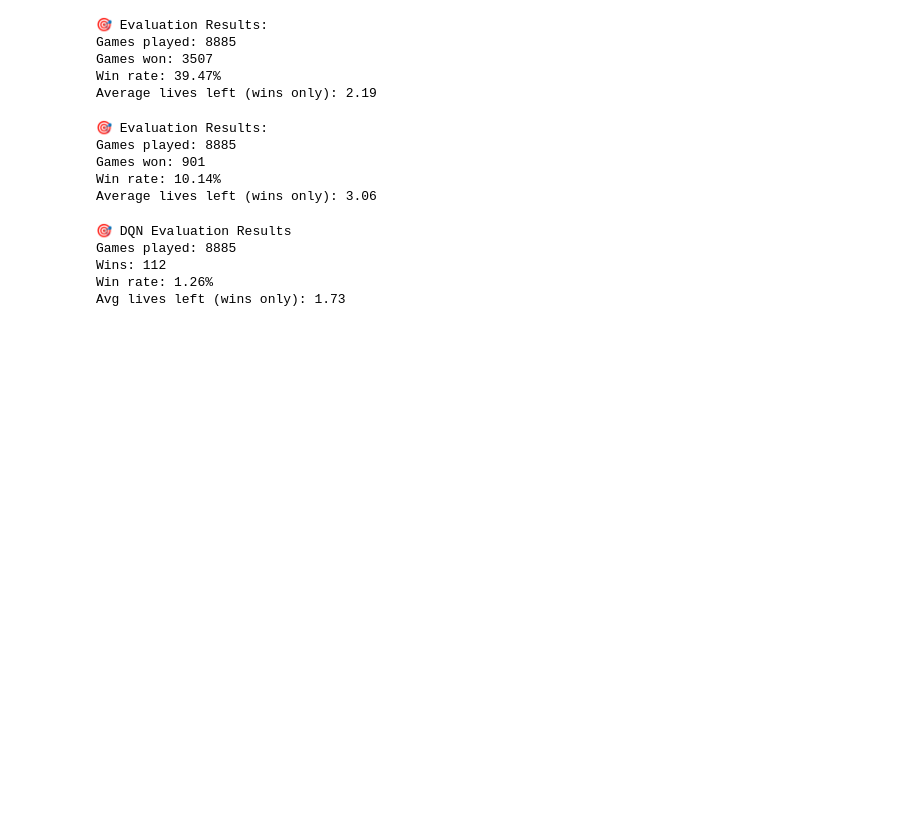
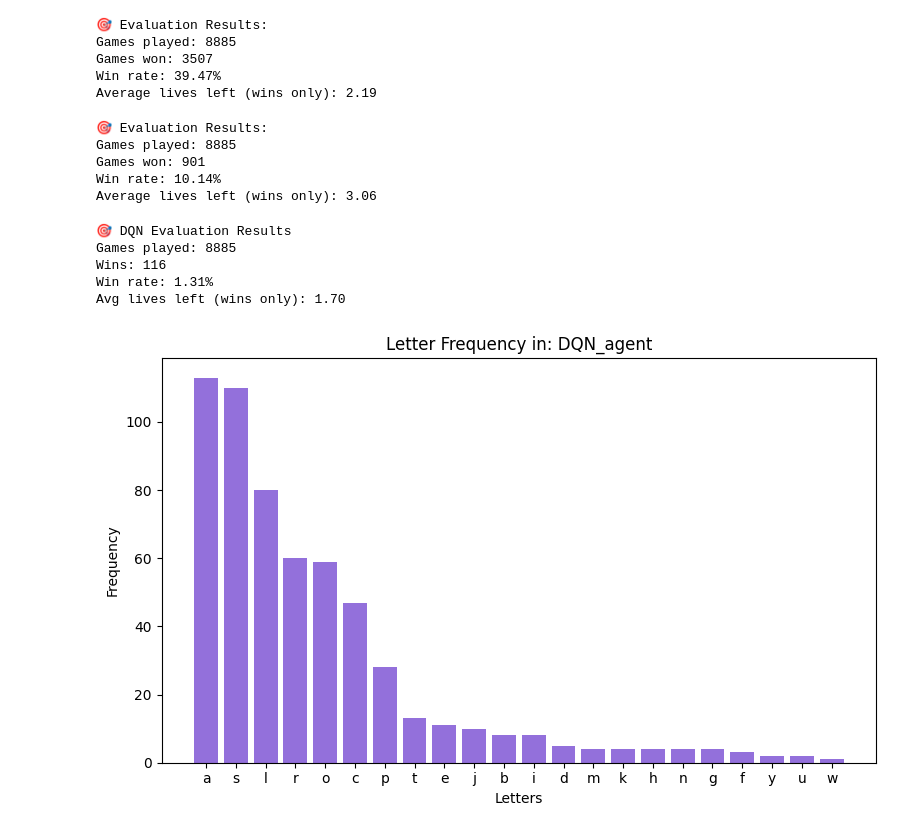
Before and after one commit to jacobrak/hangman-nn, a Jupyter notebook: evaluation1.ipynb, the cells around one changed output. Cells and saved outputs as stored; diff of their text form; code cells hidden in the pictures; blank space fills up the shorter version.

```diff
--- a/evaluation1.ipynb
+++ b/evaluation1.ipynb
@@ -214,7 +238,7 @@ agent_dqn.model.load_state_dict(torch.load("dqn_hangman.pt"))
 def evaluate_dqn_agent(agent, games=10, word_set=Word_set):
     if word_set is None or len(word_set) < games:
         raise ValueError("Word set must contain at least as many words as games to play.")
-
+    words_won = set()
     wins = 0
     total_lives_left = 0
 
@@ -237,6 +261,7 @@ def evaluate_dqn_agent(agent, games=10, word_set=Word_set):
                 if game_status == "win":
                     wins += 1
                     total_lives_left += hangman.lives
+                    words_won.add(hangman.word)
                 break
 
     # Print results
@@ -248,4 +273,6 @@ def evaluate_dqn_agent(agent, games=10, word_set=Word_set):
     print(f"Wins: {wins}")
     print(f"Win rate: {win_rate * 100:.2f}%")
     print(f"Avg lives left (wins only): {avg_lives:.2f}")
+
+    return list(words_won)
 # %%
@@ -265,10 +292,38 @@ Games won: 901
 Win rate: 10.14%
 Average lives left (wins only): 3.06
 # %%
-evaluate_dqn_agent(agent_dqn, games=8885)
+DQN_agent = evaluate_dqn_agent(agent_dqn, games=8885)
 # %% [output]
 🎯 DQN Evaluation Results
 Games played: 8885
-Wins: 112
-Win rate: 1.26%
-Avg lives left (wins only): 1.73
+Wins: 116
+Win rate: 1.31%
+Avg lives left (wins only): 1.70
+# %%
+from collections import Counter
+import pandas as pd
+import matplotlib.pyplot as plt
+
+
+def split_dataframe(word_list, name):
+
+    all_letters = list("".join(word_list))
+
+    letter_counts = Counter(all_letters)
+
+    # Create DataFrame
+    df = pd.DataFrame(letter_counts.items(), columns=["Letter", "Count"])
+    df = df.sort_values(by="Count", ascending=False)
+
+    # Visualize
+    plt.figure(figsize=(8, 5))
+    plt.bar(df["Letter"], df["Count"], color="mediumpurple")
+    plt.xlabel("Letters")
+    plt.ylabel("Frequency")
+    plt.title(f"Letter Frequency in: {name}")
+    plt.tight_layout()
+    plt.show()
+# %%
+split_dataframe(DQN_agent, "DQN_agent")
+# %% [output]
+[figure, added]
```
Also changed, not shown: parts of 7 cells of this notebook.
